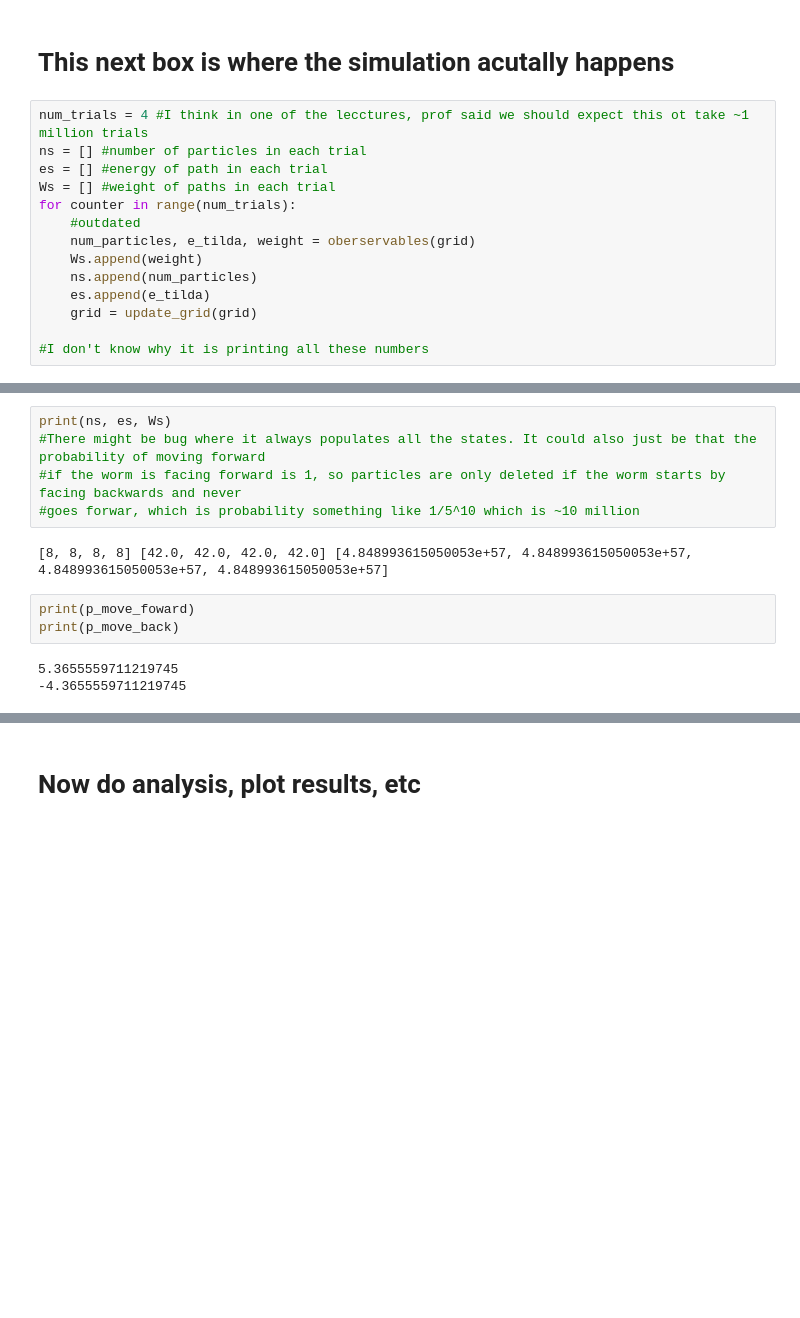
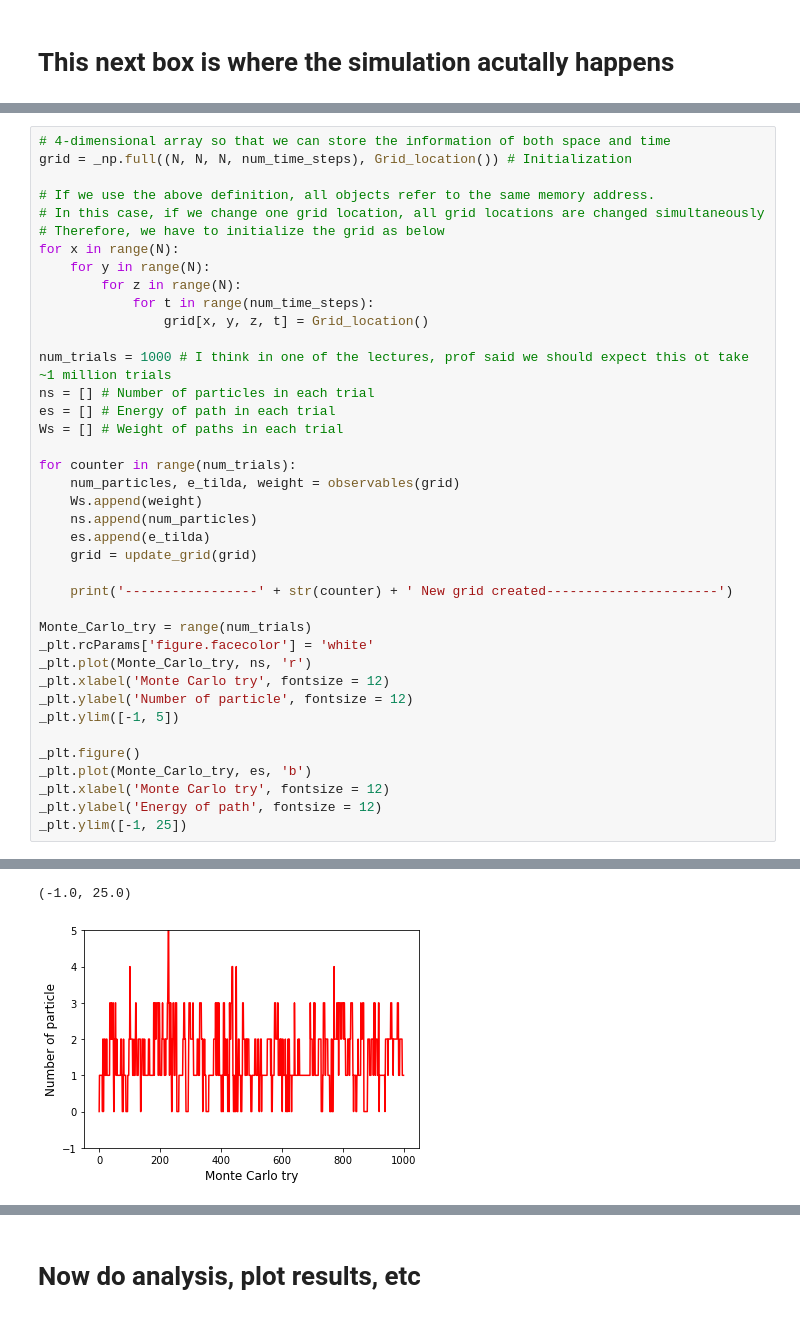
Before and after one commit to eren-guttentag/phys765_advanced_quantum, a Jupyter notebook: project1/problem2/worm_simulation.ipynb, the cells around one changed output, grey strips where cells are left out. Cells and saved outputs as stored; diff of their text form; blank space fills up the shorter version.

Commit message:
Problem 2 code trimming and worm algorithm modification

```diff
--- a/project1/problem2/worm_simulation.ipynb
+++ b/project1/problem2/worm_simulation.ipynb
@@ -227,17 +275,3 @@ def update_grid(pathed_grid):
     return pathed_grid
 # %% [markdown]
 # This next box is where the simulation acutally happens
-# %%
-num_trials = 4 #I think in one of the lecctures, prof said we should expect this ot take ~1 million trials
-ns = [] #number of particles in each trial
-es = [] #energy of path in each trial
-Ws = [] #weight of paths in each trial
-for counter in range(num_trials):
-    #outdated
-    num_particles, e_tilda, weight = oberservables(grid)
-    Ws.append(weight)
-    ns.append(num_particles)
-    es.append(e_tilda)
-    grid = update_grid(grid)
-
-#I don't know why it is printing all these numbers
@@ -262,13 +278,40 @@ hi [1, 1, 1, 0] False
-# %%
-print(ns, es, Ws)
-#There might be bug where it always populates all the states. It could also just be that the probability of moving forward
-#if the worm is facing forward is 1, so particles are only deleted if the worm starts by facing backwards and never
-#goes forwar, which is probability something like 1/5^10 which is ~10 million
-# %% [output]
-[8, 8, 8, 8] [42.0, 42.0, 42.0, 42.0] [4.848993615050053e+57, 4.848993615050053e+57, 4.848993615050053e+57, 4.848993615050053e+57]
-# %%
-print(p_move_foward)
-print(p_move_back)
-# %% [output]
-5.3655559711219745
--4.3655559711219745
+# %%
+# 4-dimensional array so that we can store the information of both space and time
+grid = _np.full((N, N, N, num_time_steps), Grid_location()) # Initialization
+
+# If we use the above definition, all objects refer to the same memory address.
+# In this case, if we change one grid location, all grid locations are changed simultaneously
+# Therefore, we have to initialize the grid as below
+for x in range(N):
+    for y in range(N):
+        for z in range(N):
+            for t in range(num_time_steps):
+                grid[x, y, z, t] = Grid_location()
+
+num_trials = 1000 # I think in one of the lectures, prof said we should expect this ot take ~1 million trials
+ns = [] # Number of particles in each trial
+es = [] # Energy of path in each trial
+Ws = [] # Weight of paths in each trial
+
+for counter in range(num_trials):
+    num_particles, e_tilda, weight = observables(grid)
+    Ws.append(weight)
+    ns.append(num_particles)
+    es.append(e_tilda)
+    grid = update_grid(grid)
+
+    print('-----------------' + str(counter) + ' New grid created----------------------')
+
+Monte_Carlo_try = range(num_trials)
+_plt.rcParams['figure.facecolor'] = 'white'
+_plt.plot(Monte_Carlo_try, ns, 'r')
+_plt.xlabel('Monte Carlo try', fontsize = 12)
+_plt.ylabel('Number of particle', fontsize = 12)
+_plt.ylim([-1, 5])
+
+_plt.figure()
+_plt.plot(Monte_Carlo_try, es, 'b')
+_plt.xlabel('Monte Carlo try', fontsize = 12)
+_plt.ylabel('Energy of path', fontsize = 12)
+_plt.ylim([-1, 25])
+# %% [output]
@@ -274,0 +335,2 @@ print(p_move_back)
+(-1.0, 25.0)
+[figure, added]
```
Also changed, not shown: parts of 18 cells of this notebook.
